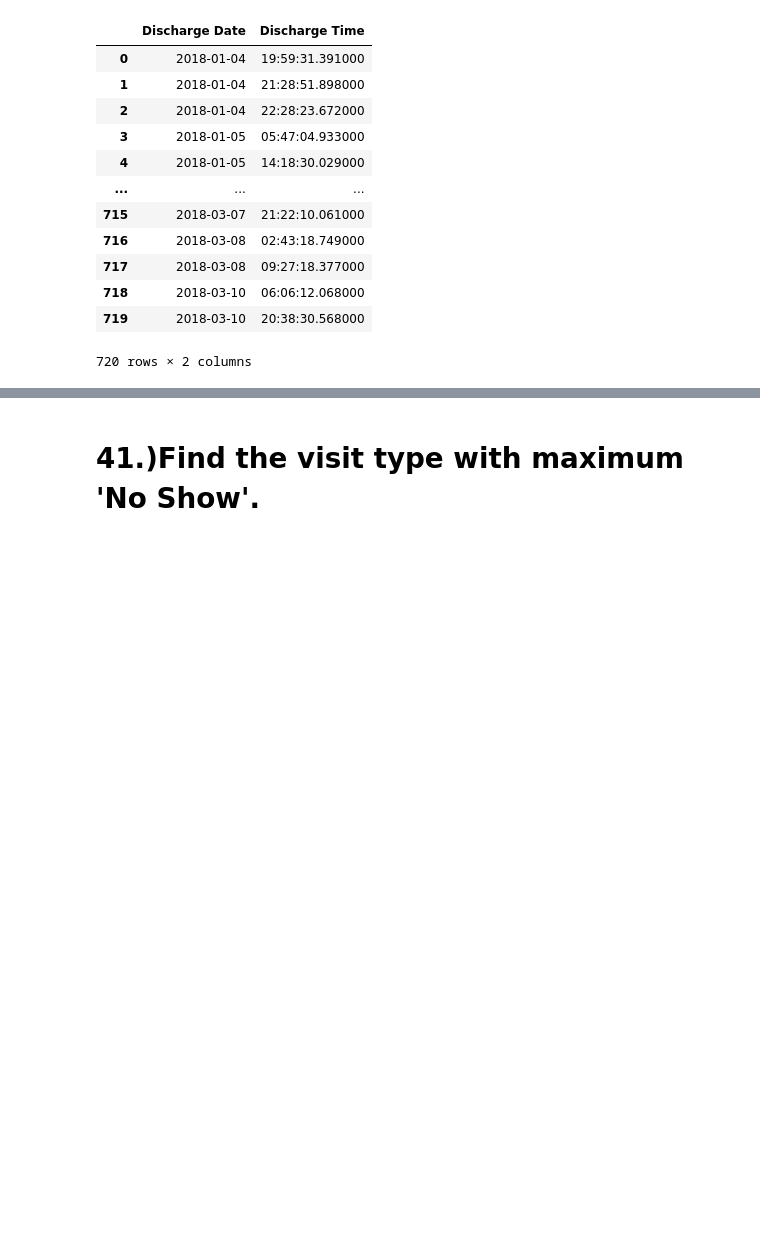
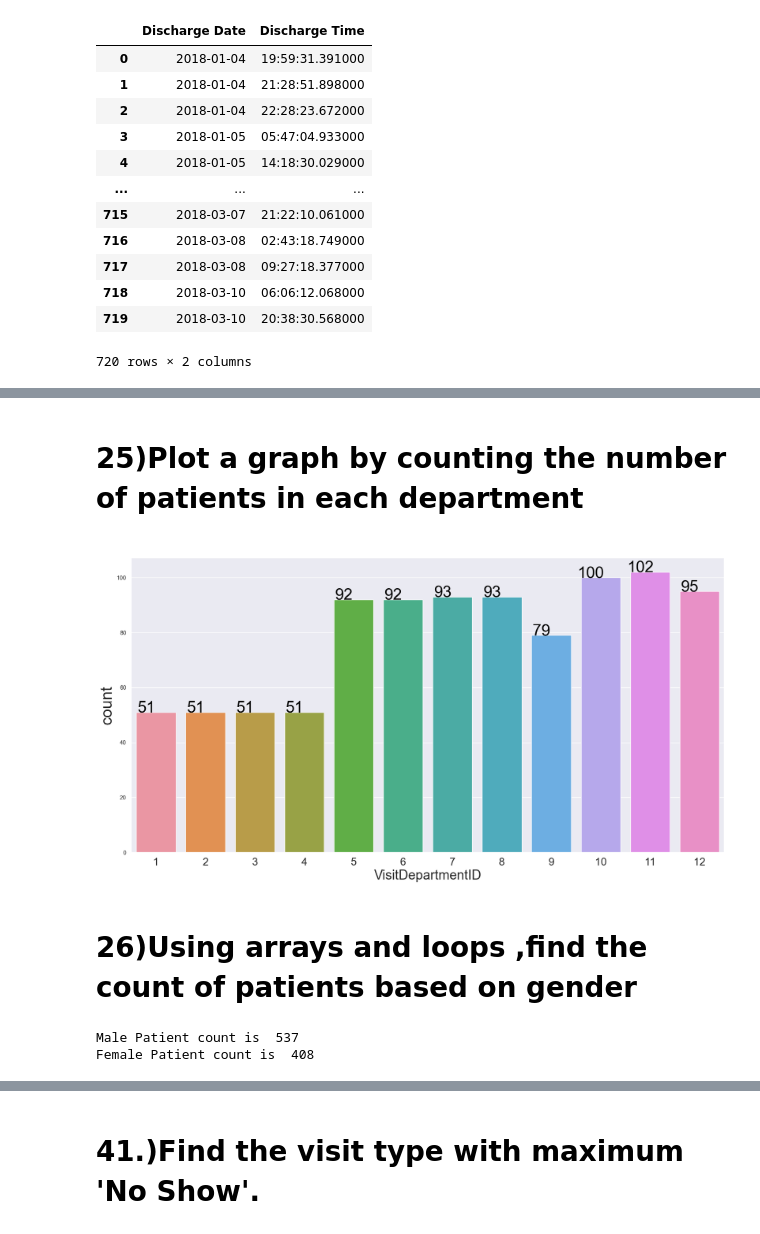
Before and after one commit to fathimadev35/PythonCoders, a Jupyter notebook: PythonCoders-Notebook.ipynb, the cells around one changed output, grey strips where cells are left out. Drawn from its saved outputs; the diff is of its cells as text; code cells hidden in the pictures; blank space fills up the shorter version.

```diff
--- a/PythonCoders-Notebook.ipynb
+++ b/PythonCoders-Notebook.ipynb
@@ -522,0 +599,33 @@ db_EDuniq.groupby(["Acuity","EDDisposition"]).agg({'PatientID':'count'})
+# %% [markdown]
+# 25)Plot a graph by counting the number of patients in each department
+# %%
+df = pd.read_excel("HospitalDatabase.xlsx",sheet_name = "AmbulatoryVisits")
+sb.set(rc={"figure.figsize":(20, 10)})
+plt.xticks(size=20)
+
+#labeling the axes
+plt.xlabel("ReasonForVisit",fontsize=25)
+plt.ylabel("PatientCount", fontsize=30)
+
+ax=sb.countplot(data=df,x='VisitDepartmentID')
+for p in ax.patches:
+    ax.annotate(f'\n{p.get_height()}', (p.get_x()+0.2, p.get_height()), color='black', size=30, ha="center")
+# %% [output]
+[figure, added]
+# %% [markdown]
+# 26)Using arrays and loops ,find the count of patients based on gender
+# %%
+df2 = pd.read_excel("HospitalDatabase.xlsx","Patients")
+arr = df2[['PatientID','Gender']].to_numpy()
+male_cnt = 0
+female_cnt = 0
+for rec in arr:
+    if 'Male' in rec[1]:
+        male_cnt += 1
+    elif 'Female' in rec[1]:
+        female_cnt+= 1
+print("Male Patient count is " ,male_cnt)
+print("Female Patient count is " ,female_cnt)
+# %% [output]
+Male Patient count is  537
+Female Patient count is  408
```
Also changed, not shown: parts of 42 cells of this notebook.
